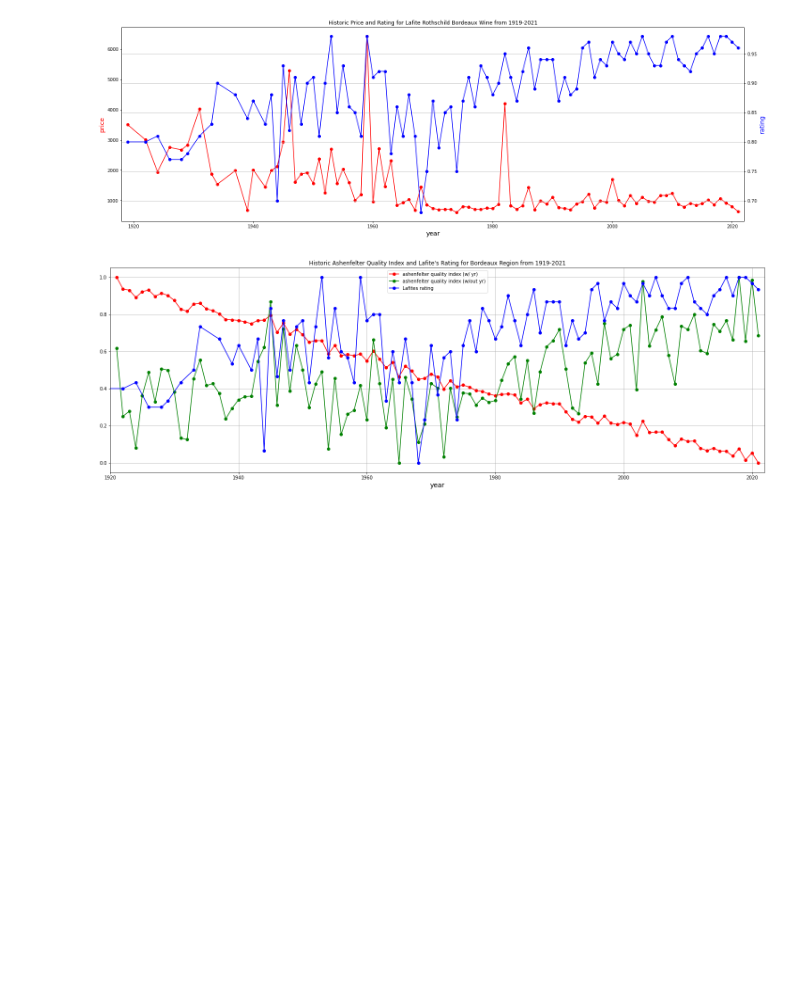
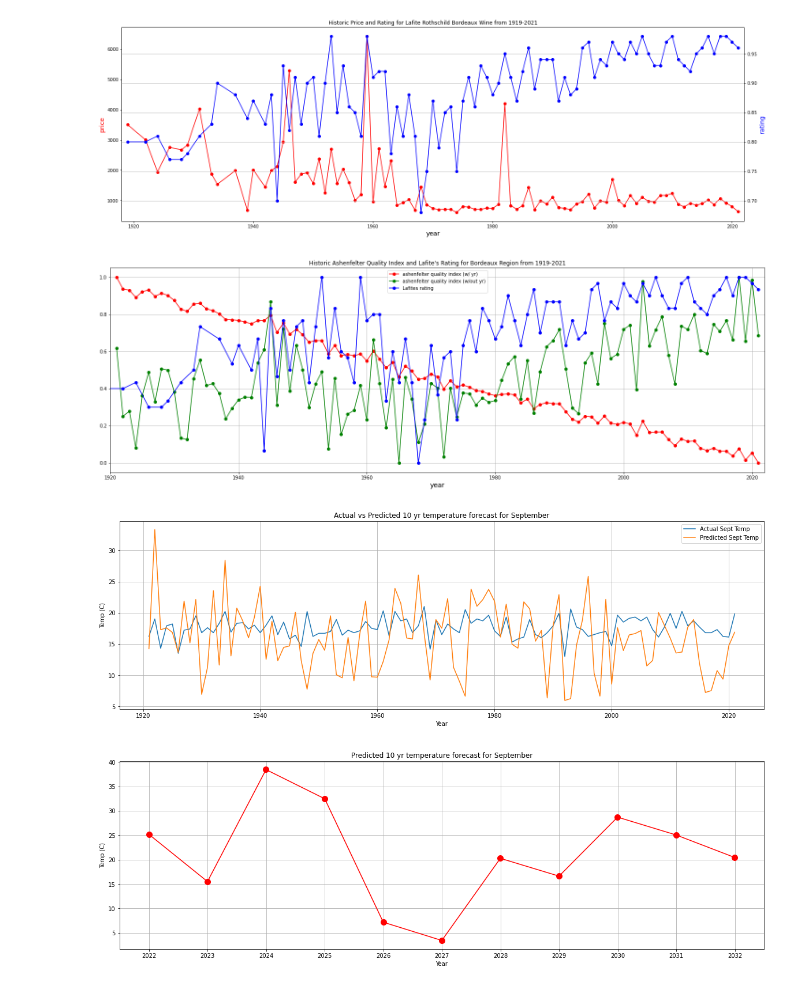
Before and after one commit to polina-golikova/Wine-Quality-Modeling, a Jupyter notebook: source/historic ashenfelter index and lafite's rating and price.ipynb, the cells around one changed output. Saved outputs shown, nothing was run; the diff lists cells and outputs as text; code cells hidden in the pictures; blank space fills up the shorter version.

Commit message:
predicting september temps

```diff
--- a/source/historic ashenfelter index and lafite's rating and price.ipynb
+++ b/source/historic ashenfelter index and lafite's rating and price.ipynb
@@ -2,7 +2,8 @@
 import pandas as pd
 import matplotlib.pyplot as plt
 import numpy as np
-from tabulate import tabulate
+import statistics as stat
+import random
 
 def ashenfelterQualityIndex2(avgTempGrowing,
                             totalPrecipAug,
@@ -63,30 +64,77 @@ for idx, y in enumerate(Year2):
                                             totalPrecipAug[idx],
                                             avgTempSept[idx],
                                             totalPrecipWinter[idx]))
 
 # Normalize Ashenfelter Index (0-1)
 ashIndex1 = (ashIndex1 - np.min(ashIndex1))/(np.max(ashIndex1) - np.min(ashIndex1))
 # Normalize Ashenfelter Index (0-1)
 ashIndex2 = (ashIndex2 - np.min(ashIndex2))/(np.max(ashIndex2) - np.min(ashIndex2))
 # Normalize Lafite's Rating (0-1)
 lafiteRating = (Index - np.min(Index))/(np.max(Index) - np.min(Index))
 
 
 fig,ax = plt.subplots()
 fig.set_size_inches(25, 8)
 
 ax.plot(Year2, ashIndex1, color="red", marker="o")
 ax.plot(Year2, ashIndex2 ,color="green", marker="o")
 ax.plot(Year, lafiteRating,color="blue", marker="o")
 
 ax.set_xlabel("year", fontsize = 14)
 ax.legend(['ashenfelter quality index (w/ yr)', 'ashenfelter quality index (w/out yr)', 'Lafites rating'])
 
 
 plt.xlim(1920, 2022)
 plt.title("Historic Ashenfelter Quality Index and Lafite's Rating for Bordeaux Region from 1919-2021")
 plt.grid()
 plt.show()
+
+# Stochastic Gradient on Historic September Temperature
+dates = df2['year'].values
+sep_temp_features = df2[['augT', 'octT']].values
+sep_temp_target = df2['sepT'].values
+sep_temp_features = (sep_temp_features - sep_temp_features.mean()) / sep_temp_features.std()
+learning_rate = 0.001
+num_iterations = 1000
+weights = np.random.rand(sep_temp_features.shape[1])
+for i in range(num_iterations):
+    permutation = np.random.permutation(sep_temp_features.shape[0])
+    sep_temp_features = sep_temp_features[permutation]
+    sep_temp_target = sep_temp_target[permutation]
+
+    for j in range(sep_temp_features.shape[0]):
+        prediction = np.dot(sep_temp_features[j], weights)
+        error = sep_temp_target[j] - prediction
+        gradient = -2 * sep_temp_features[j] * error
+        weights -= learning_rate * gradient
+sep_temp_pred = np.dot(sep_temp_features, weights)
+error = abs(sep_temp_target - sep_temp_pred)
+plt.figure(figsize=(20,6))
+plt.plot(dates, sep_temp_target, label='Actual Sept Temp')
+plt.plot(dates, sep_temp_pred, label='Predicted Sept Temp')
+plt.grid()
+plt.xlabel('Year')
+plt.ylabel('Temp (C)')
+plt.title('Actual vs Predicted 10 yr temperature forecast for September')
+plt.legend()
+plt.show()
+
+# Predicting September Temperature
+next_10_yrs = pd.date_range(start='2021-12-31', end='2031-12-31', freq='y')
+next_10_yrs_df = pd.DataFrame({'year': next_10_yrs})
+next_10_yrs_df['augT'] = [random.uniform(sep_temp_features[:, 0].min(), sep_temp_features[:, 0].max()) for i in range(len(next_10_yrs))]
+next_10_yrs_df['octT'] = [random.uniform(sep_temp_features[:, 1].min(), sep_temp_features[:, 1].max()) for i in range(len(next_10_yrs))]
+next_10_yrs_df_X = (next_10_yrs_df[['augT', 'octT']].values - sep_temp_features.mean()) / sep_temp_features.std()
+next_10_yrs_sep_temp_pred = np.dot(next_10_yrs_df_X, weights)
+plt.figure(figsize=(20,6))
+plt.plot(next_10_yrs_df['year'], next_10_yrs_sep_temp_pred, color='red', marker=".", markersize=20)
+plt.grid()
+plt.xlabel('Year')
+plt.ylabel('Temp (C)')
+plt.title('Predicted 10 yr temperature forecast for September')
+plt.show()
 # %% [output]
 [figure]
 [figure]
+[figure, added]
+[figure, added]
```
Also changed, not shown: 2 other files.
